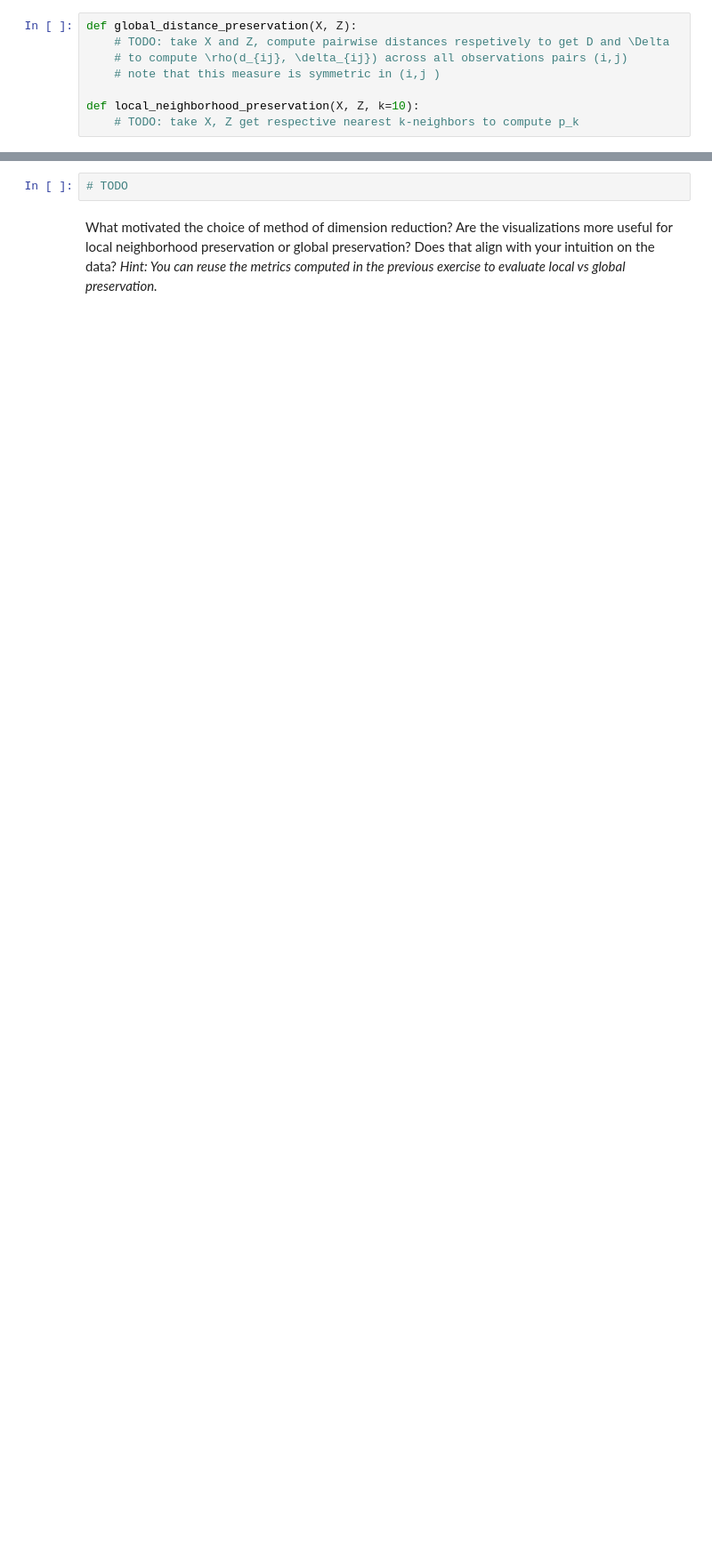
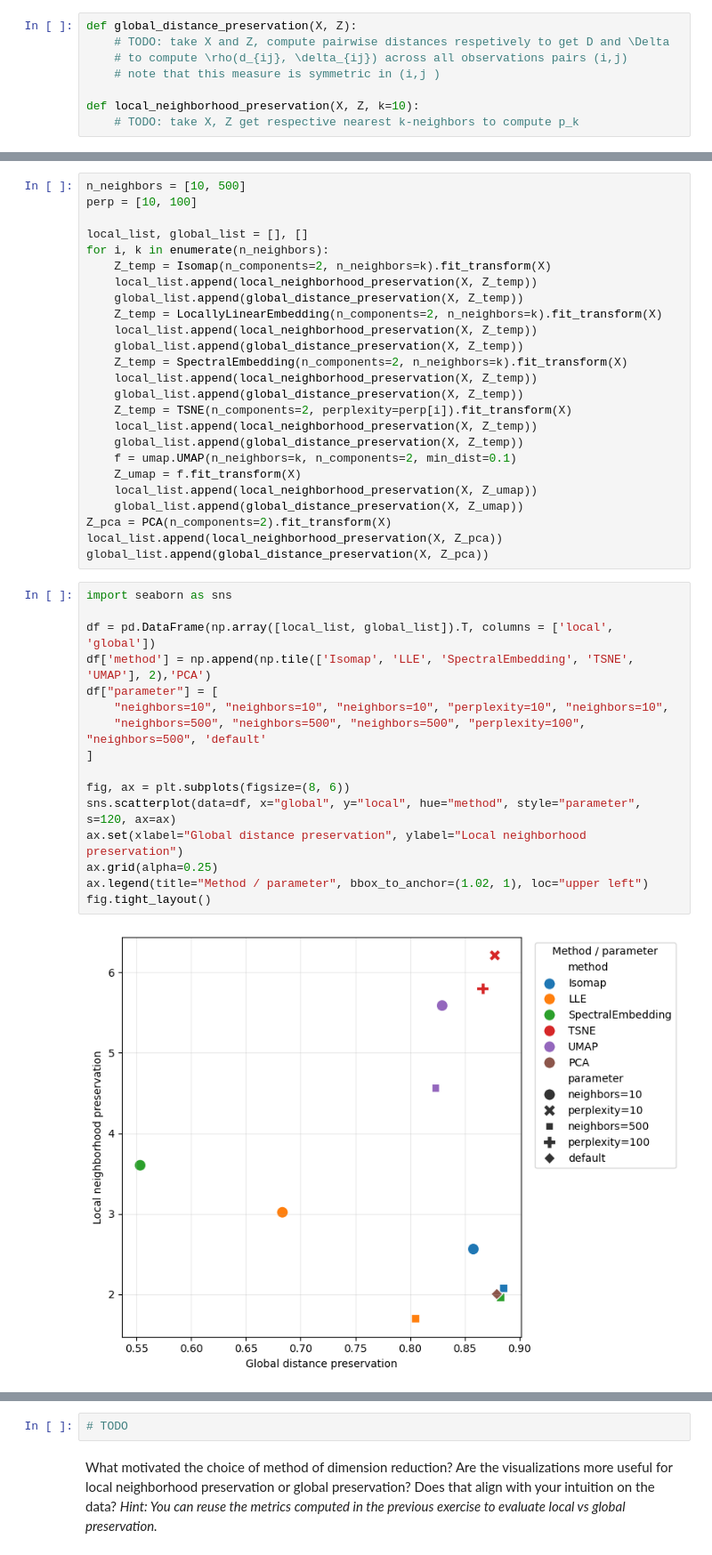
Before and after one commit to erialc-cal/Unsupervised-Learning, a Jupyter notebook: notebooks/01_dimension_reduction_in_python.ipynb, the cells around one changed output, grey strips where cells are left out. Shown at 89% size. Drawn from its saved outputs; the diff is of its cells as text; blank space fills up the shorter version.

```diff
--- a/notebooks/01_dimension_reduction_in_python.ipynb
+++ b/notebooks/01_dimension_reduction_in_python.ipynb
@@ -400,0 +400,43 @@ pearsonr(x, y, *, alternative='two-sided', method=None)
+# %%
+n_neighbors = [10, 500]
+perp = [10, 100]
+
+local_list, global_list = [], []
+for i, k in enumerate(n_neighbors):
+    Z_temp = Isomap(n_components=2, n_neighbors=k).fit_transform(X)
+    local_list.append(local_neighborhood_preservation(X, Z_temp))
+    global_list.append(global_distance_preservation(X, Z_temp))
+    Z_temp = LocallyLinearEmbedding(n_components=2, n_neighbors=k).fit_transform(X)
+    local_list.append(local_neighborhood_preservation(X, Z_temp))
+    global_list.append(global_distance_preservation(X, Z_temp))
+    Z_temp = SpectralEmbedding(n_components=2, n_neighbors=k).fit_transform(X)
+    local_list.append(local_neighborhood_preservation(X, Z_temp))
+    global_list.append(global_distance_preservation(X, Z_temp))
+    Z_temp = TSNE(n_components=2, perplexity=perp[i]).fit_transform(X)
+    local_list.append(local_neighborhood_preservation(X, Z_temp))
+    global_list.append(global_distance_preservation(X, Z_temp))
+    f = umap.UMAP(n_neighbors=k, n_components=2, min_dist=0.1)
+    Z_umap = f.fit_transform(X)
+    local_list.append(local_neighborhood_preservation(X, Z_umap))
+    global_list.append(global_distance_preservation(X, Z_umap))
+Z_pca = PCA(n_components=2).fit_transform(X)
+local_list.append(local_neighborhood_preservation(X, Z_pca))
+global_list.append(global_distance_preservation(X, Z_pca))
+# %%
+import seaborn as sns
+
+df = pd.DataFrame(np.array([local_list, global_list]).T, columns = ['local', 'global'])
+df['method'] = np.append(np.tile(['Isomap', 'LLE', 'SpectralEmbedding', 'TSNE', 'UMAP'], 2),'PCA')
+df["parameter"] = [
+    "neighbors=10", "neighbors=10", "neighbors=10", "perplexity=10", "neighbors=10",
+    "neighbors=500", "neighbors=500", "neighbors=500", "perplexity=100", "neighbors=500", 'default'
+]
+
+fig, ax = plt.subplots(figsize=(8, 6))
+sns.scatterplot(data=df, x="global", y="local", hue="method", style="parameter", s=120, ax=ax)
+ax.set(xlabel="Global distance preservation", ylabel="Local neighborhood preservation")
+ax.grid(alpha=0.25)
+ax.legend(title="Method / parameter", bbox_to_anchor=(1.02, 1), loc="upper left")
+fig.tight_layout()
+# %% [output]
+[figure, added]
```
Also changed, not shown: parts of 12 cells of this notebook.
